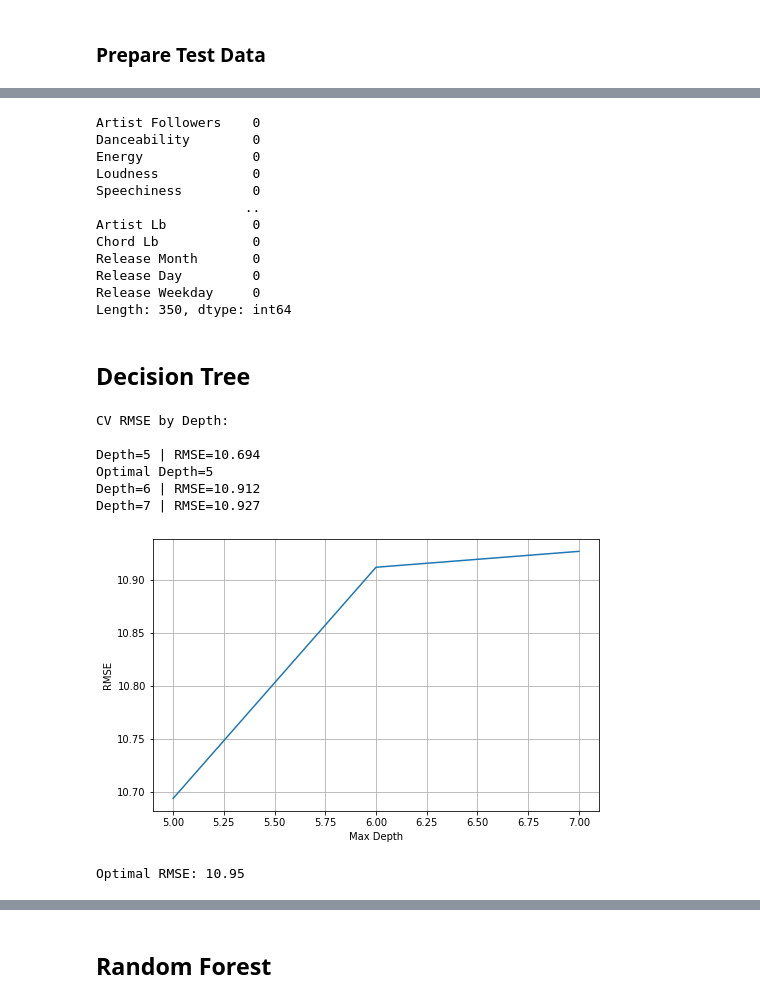
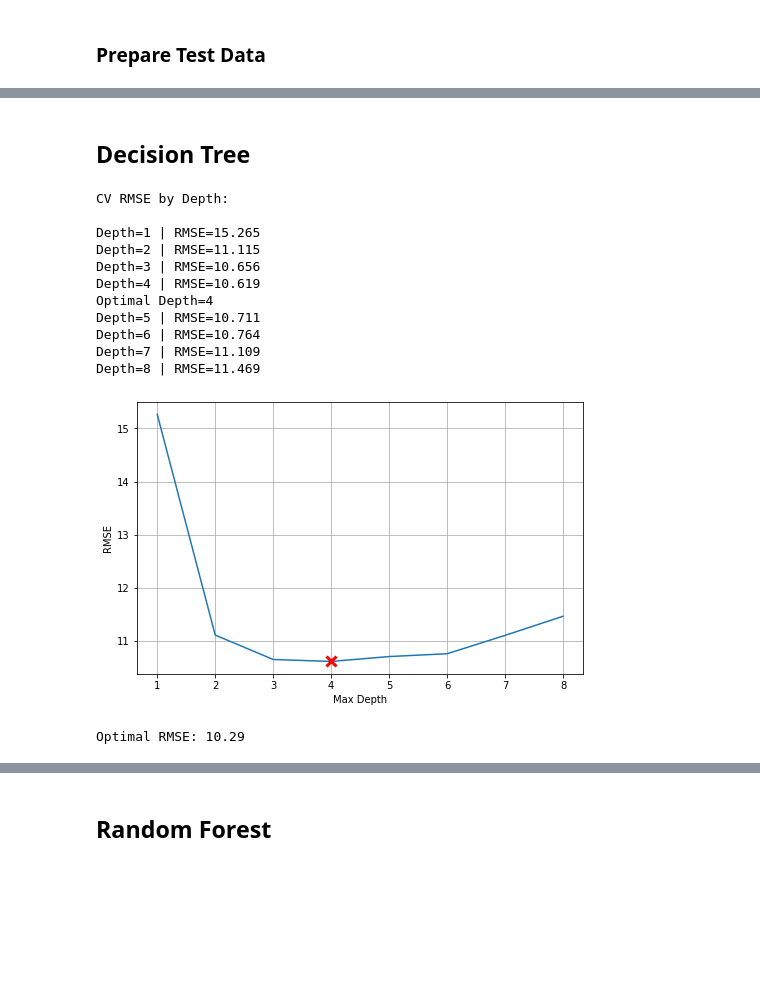
Before and after one commit to cfcastillo/DS-6-Notebooks, a Jupyter notebook: Project_3_Notebook_cfc.ipynb, the cells around one changed output, grey strips where cells are left out. Saved outputs shown, nothing was run; the diff lists cells and outputs as text; code cells hidden in the pictures; blank space fills up the shorter version.

```diff
--- a/Project_3_Notebook_cfc.ipynb
+++ b/Project_3_Notebook_cfc.ipynb
@@ -229,6 +217,7 @@ In this step, character data and columns containing multiple values will be spli
 
 [SK Learn Multi Label Binarizer](https://scikit-learn.org/stable/modules/generated/sklearn.preprocessing.MultiLabelBinarizer.html)
 # %%
-# Create instance of label encoder for use
+# Create label encoders instances
 le = LabelEncoder()
 mlb = MultiLabelBinarizer()
+mlb2 = MultiLabelBinarizer()  # second instance to handle more condensed genre features
@@ -385,0 +408,18 @@ Name: Release Weekday, dtype: int64
+# %%
+# Get continuous variables into a dataframe for analysis
+data_eda_cnt = data_clean_enc[continuous_cols].copy()
+
+# Get histograms of continuous variables to note biases in the data.
+across = 5
+down = 2
+fig, axs = plt.subplots(down,across, figsize = (20,8))
+plt.subplots_adjust(hspace=.5)
+
+n = 0
+for i in range(down): #loop rows
+  for j in range(across): #loop cols
+    if n < data_eda_cnt.shape[1]: #safety to avoid array out of bounds error - don't exceed number of cols
+      col = data_eda_cnt.columns[n]
+      axs[i,j].hist(data_eda_cnt[col])
+      axs[i,j].set_title(col)
+      n+=1
@@ -413,40 +548,28 @@ Name: acappella, Length: 1534, dtype: float64>
 # %%
+# Create new dataset that contains the columns we want to keep for our analysis.
+# data_final = data_clean_enc[cols_to_keep].copy()
+data_final = data_clean_enc[non_genre_cols].copy()
+
 # Break up data into training and testing sets
-X = data_clean_enc.drop(['Popularity'], axis = 1).copy()
-y = data_clean_enc['Popularity']
+X = data_final.drop(['Popularity'], axis = 1).copy()
+y = data_final['Popularity']
 
 # Get target and feature names for visualizations
 target_name = 'Popularity'
 feature_names = X.columns.to_list()
+
+# List parameters to be used in all models
+test_size = 0.2
-# %%
-X.isnull().sum()
-# %% [output]
-Artist Followers    0
-Danceability        0
-Energy              0
-Loudness            0
-Speechiness         0
-                   ..
-Artist Lb           0
-Chord Lb            0
-Release Month       0
-Release Day         0
-Release Weekday     0
-Length: 350, dtype: int64
 # %% [markdown]
 ## Decision Tree
 # %%
-# TODO change to higher value
 # Number of iterations for cross validation
 # Loop of 10 produces inconsistent results.
 # Anything over 50 produces optimal max depth between 5 and 7 - numbers are very close for all three.
-num_loops = 100
+num_loops = 200
 
 # Try different max depth for each CV test.
-# max_depth = [1, 2, 3, 4, 5, 6, 7, 8]
-
-# have determined best results always max_depth 5, 6, 7 so reduce options to these three so CV runs faster.
-max_depth = [5, 6, 7]
+max_depth = [1, 2, 3, 4, 5, 6, 7, 8]
 rms_depth = np.zeros(len(max_depth))
 
 for n, depth in enumerate(max_depth):
@@ -454,7 +577,7 @@ for n, depth in enumerate(max_depth):
   rmse_results = np.zeros(num_loops)
   for idx in range(0,num_loops):
     # Create train and test data sets.
-    X_train, X_test, y_train, y_test = train_test_split(X,y,test_size=0.2)
+    X_train, X_test, y_train, y_test = train_test_split(X,y,test_size=test_size)
     # Configure model
     model_dt = DecisionTreeRegressor(max_depth=depth, random_state=0)
     model_dt.fit(X_train,y_train)
@@ -470,27 +593,33 @@ for n, depth in enumerate(max_depth):
   print(f'Depth={max_depth[n]} | RMSE={rms_depth[n]}')
   if rms_depth[n] == rms_depth.min():
     optimal_depth = max_depth[n]
+    optimal_rmse = rms_depth[n]
     print(f'Optimal Depth={optimal_depth}')
 # %% [output]
 CV RMSE by Depth:
 
-Depth=5 | RMSE=10.694
-Optimal Depth=5
-Depth=6 | RMSE=10.912
-Depth=7 | RMSE=10.927
+Depth=1 | RMSE=15.265
+Depth=2 | RMSE=11.115
+Depth=3 | RMSE=10.656
+Depth=4 | RMSE=10.619
+Optimal Depth=4
+Depth=5 | RMSE=10.711
+Depth=6 | RMSE=10.764
+Depth=7 | RMSE=11.109
+Depth=8 | RMSE=11.469
 # %%
 # Plot result of max depth showing optimal depth.
-# TODO: put a bold dot on the optimal depth point.
 plt.figure(figsize = (8,5))
 plt.plot(max_depth, rms_depth)
+plt.plot(optimal_depth,optimal_rmse,'rx', markersize=10, markeredgewidth=3)
 plt.xlabel('Max Depth')
 plt.ylabel('RMSE')
 plt.grid()
 # %% [output]
-[figure, old version]
+[figure, new version]
 # %%
 # Train model with optimal max depth
-X_train, X_test, y_train, y_test = train_test_split(X,y,test_size=0.2)
+X_train, X_test, y_train, y_test = train_test_split(X,y,test_size=test_size)
 model_dt = DecisionTreeRegressor(max_depth=optimal_depth, random_state=0)
 model_dt.fit(X_train,y_train)
 y_pred_dt = model_dt.predict(X_test)
@@ -498,4 +627,4 @@ rms_error = np.sqrt(mean_squared_error(y_test, y_pred_dt))
 
 print(f"Optimal RMSE: {rms_error.round(2)}")
 # %% [output]
-Optimal RMSE: 10.95
+Optimal RMSE: 10.29
```
Also changed, not shown: parts of 48 cells of this notebook.
